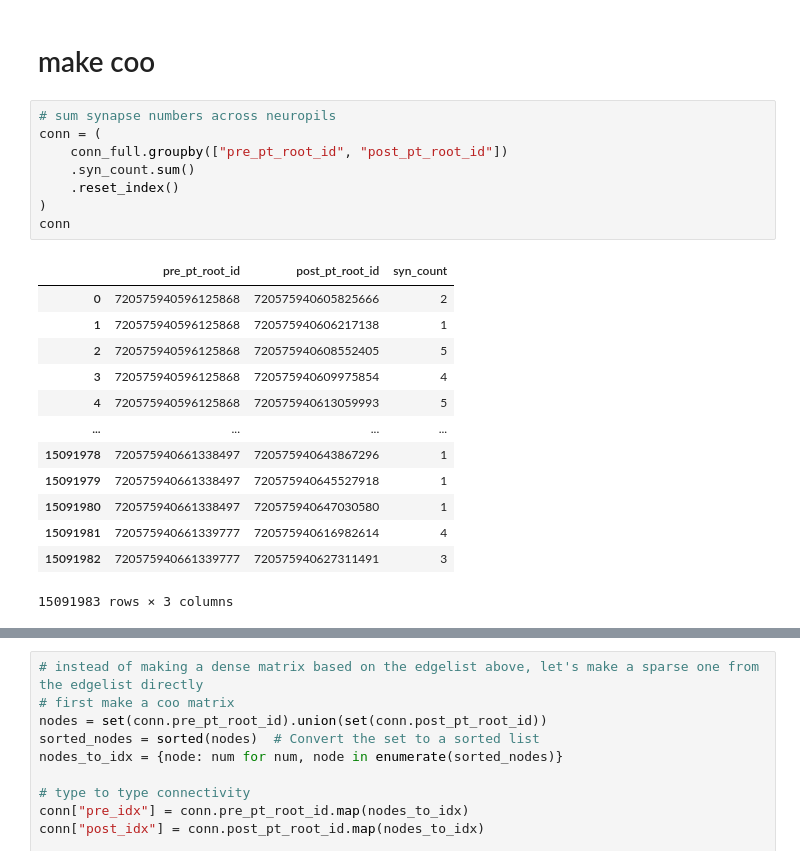
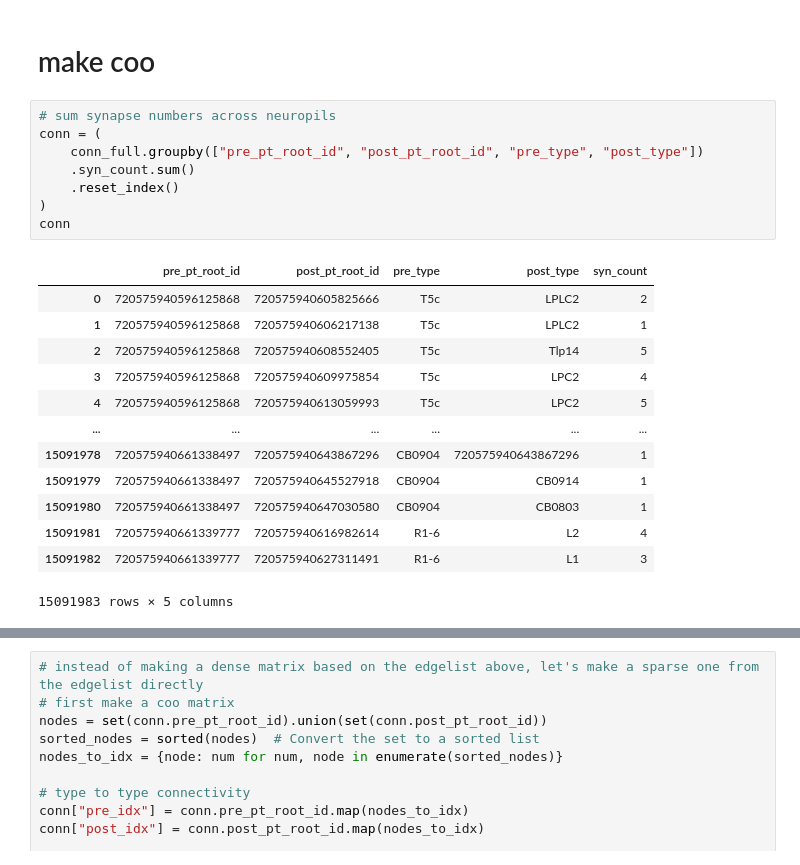
Before and after one commit to YijieYin/connectome_data_prep, a Jupyter notebook: FAFB/fafb_all_neuron.ipynb, the cells around one changed output, grey strips where cells are left out. Drawn from its saved outputs; the diff is of its cells as text.

```diff
--- a/FAFB/fafb_all_neuron.ipynb
+++ b/FAFB/fafb_all_neuron.ipynb
@@ -408,22 +491,22 @@ nt_value = {
 # %%
 # sum synapse numbers across neuropils
 conn = (
-    conn_full.groupby(["pre_pt_root_id", "post_pt_root_id"])
+    conn_full.groupby(["pre_pt_root_id", "post_pt_root_id", "pre_type", "post_type"])
     .syn_count.sum()
     .reset_index()
 )
 conn
 # %% [output]
-|  | pre_pt_root_id | post_pt_root_id | syn_count |
-| 0 | 720575940596125868 | 720575940605825666 | 2 |
-| 1 | 720575940596125868 | 720575940606217138 | 1 |
-| 2 | 720575940596125868 | 720575940608552405 | 5 |
-| 3 | 720575940596125868 | 720575940609975854 | 4 |
-| 4 | 720575940596125868 | 720575940613059993 | 5 |
-| ... | ... | ... | ... |
-| 15091978 | 720575940661338497 | 720575940643867296 | 1 |
-| 15091979 | 720575940661338497 | 720575940645527918 | 1 |
-| 15091980 | 720575940661338497 | 720575940647030580 | 1 |
-| 15091981 | 720575940661339777 | 720575940616982614 | 4 |
-| 15091982 | 720575940661339777 | 720575940627311491 | 3 |
+|  | pre_pt_root_id | post_pt_root_id | pre_type | post_type | syn_count |
+| 0 | 720575940596125868 | 720575940605825666 | T5c | LPLC2 | 2 |
+| 1 | 720575940596125868 | 720575940606217138 | T5c | LPLC2 | 1 |
+| 2 | 720575940596125868 | 720575940608552405 | T5c | Tlp14 | 5 |
+| 3 | 720575940596125868 | 720575940609975854 | T5c | LPC2 | 4 |
+| 4 | 720575940596125868 | 720575940613059993 | T5c | LPC2 | 5 |
+| ... | ... | ... | ... | ... | ... |
+| 15091978 | 720575940661338497 | 720575940643867296 | CB0904 | 720575940643867296 | 1 |
+| 15091979 | 720575940661338497 | 720575940645527918 | CB0904 | CB0914 | 1 |
+| 15091980 | 720575940661338497 | 720575940647030580 | CB0904 | CB0803 | 1 |
+| 15091981 | 720575940661339777 | 720575940616982614 | R1-6 | L2 | 4 |
+| 15091982 | 720575940661339777 | 720575940627311491 | R1-6 | L1 | 3 |
-15091983 rows × 3 columns
+15091983 rows × 5 columns
```
Also changed, not shown: parts of 10 cells of this notebook, 1 other file.
